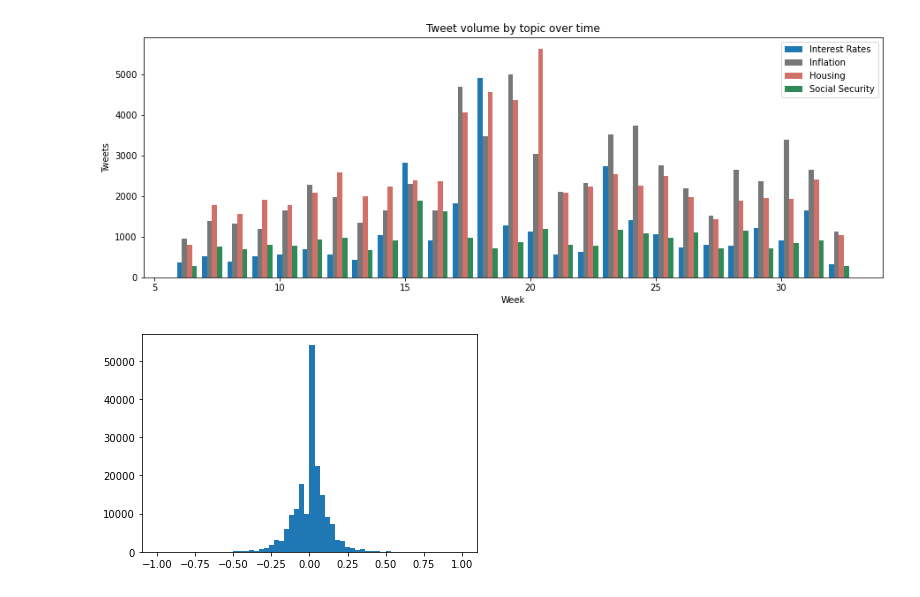
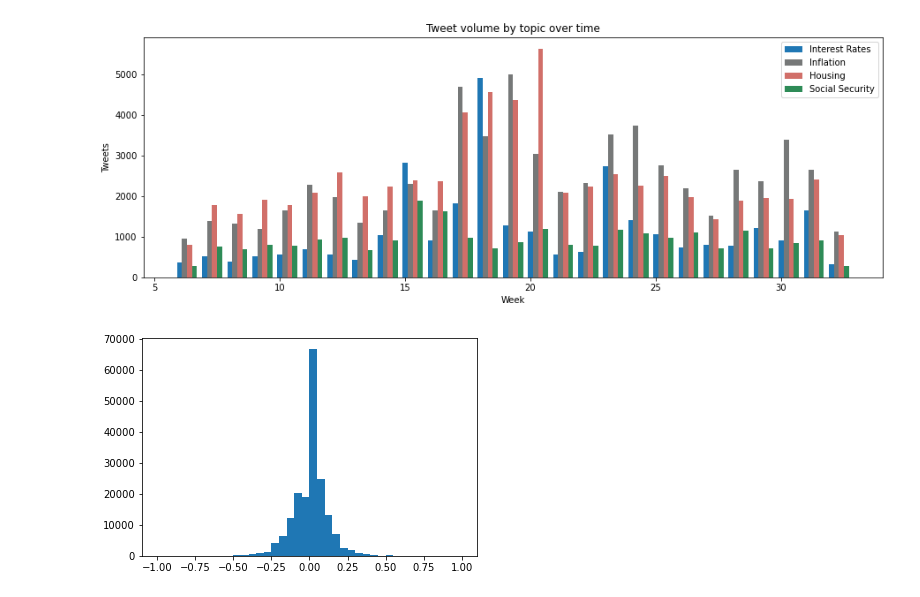
Before and after one commit to nasirma-unimelb/SocialDataAnalysis, a Jupyter notebook: HarvestorAndDBLoader/Headlines.ipynb, the cells around one changed output. Saved outputs shown, nothing was run; the diff lists cells and outputs as text; code cells hidden in the pictures.

```diff
--- a/HarvestorAndDBLoader/Headlines.ipynb
+++ b/HarvestorAndDBLoader/Headlines.ipynb
@@ -235,7 +235,7 @@ plt.show()
 # %% [output]
 [figure]
 # %%
-plt.hist(twitter_df.sentiment, bins=60, range=(-1,1))
+plt.hist(twitter_df.sentiment, bins=40, range=(-1,1))
 plt.show()
 # %% [output]
-[figure, old version]
+[figure, new version]
```
Also changed, not shown: 1 other file.
